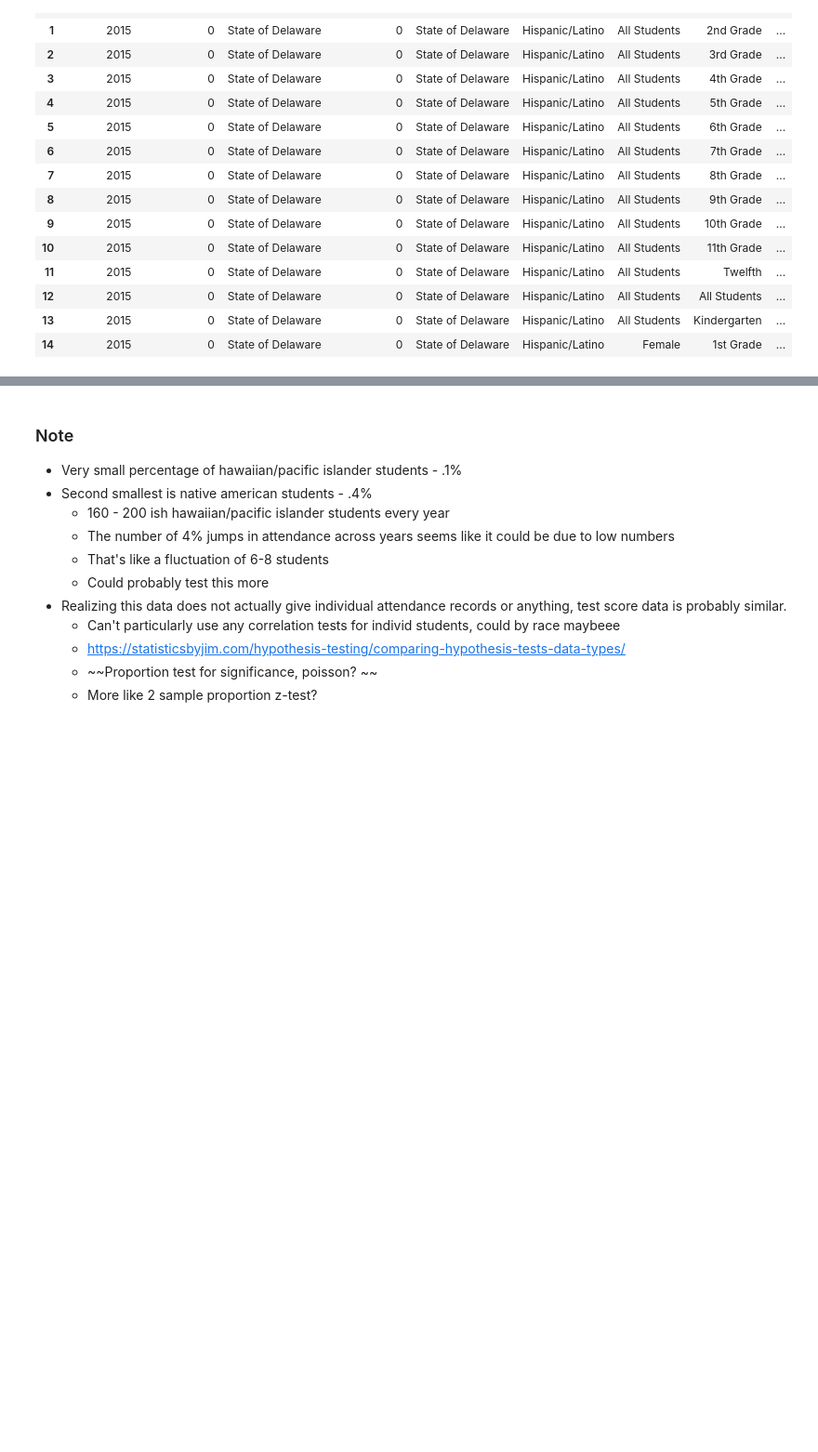
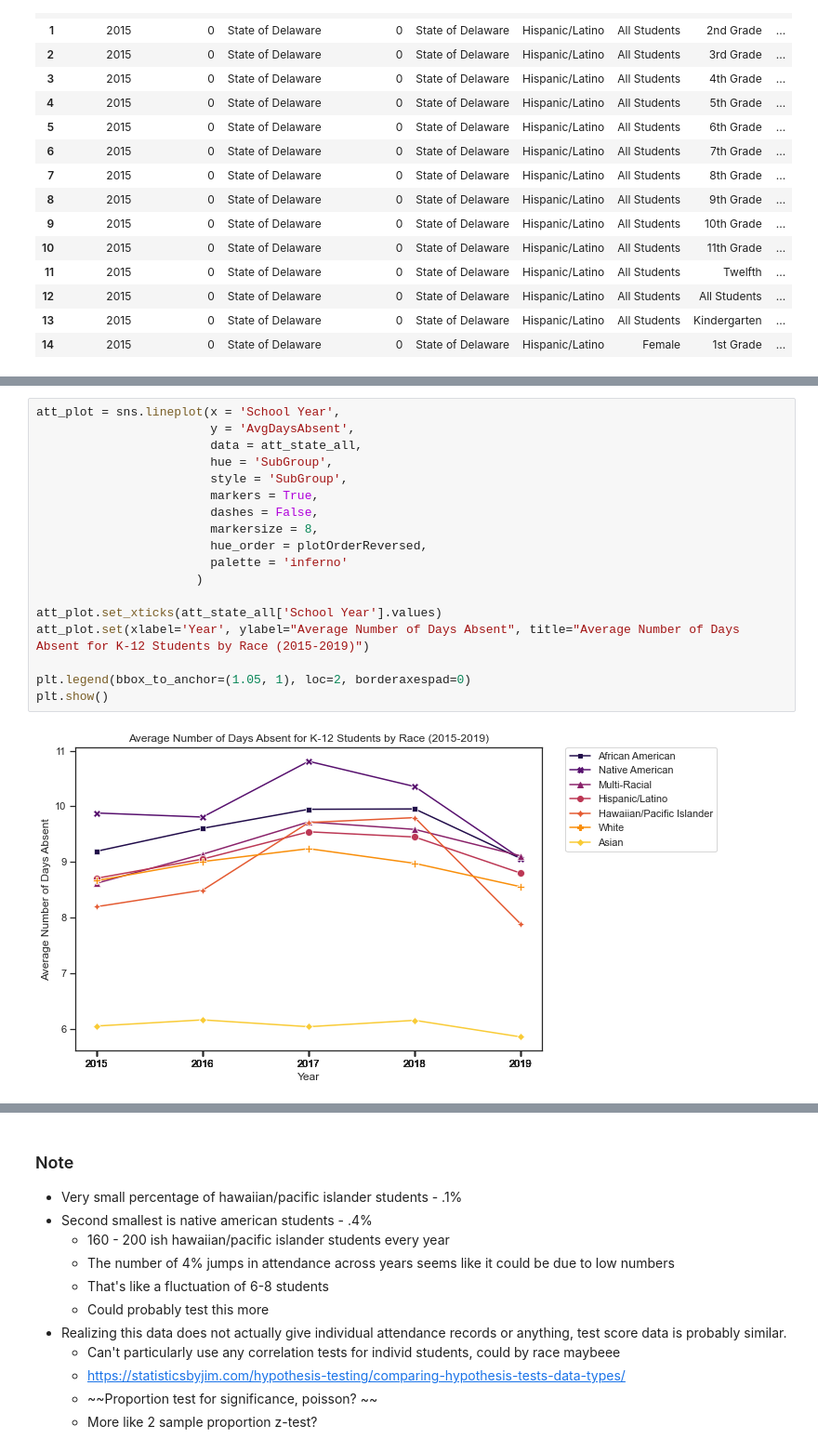
Before and after one commit to annapoliswu/CISC367_Midterm, a Jupyter notebook: messy-student-performance-analysis.ipynb, the cells around one changed output, grey strips where cells are left out. Shown at 93% size. Cells and saved outputs as stored; diff of their text form; blank space fills up the shorter version.

```diff
--- a/messy-student-performance-analysis.ipynb
+++ b/messy-student-performance-analysis.ipynb
@@ -133,3 +134,23 @@ plt.show()
+# %%
+att_plot = sns.lineplot(x = 'School Year',
+                        y = 'AvgDaysAbsent',
+                        data = att_state_all,
+                        hue = 'SubGroup',
+                        style = 'SubGroup',
+                        markers = True,
+                        dashes = False,
+                        markersize = 8,
+                        hue_order = plotOrderReversed,
+                        palette = 'inferno'
+                      )
+
+att_plot.set_xticks(att_state_all['School Year'].values)
+att_plot.set(xlabel='Year', ylabel="Average Number of Days Absent", title="Average Number of Days Absent for K-12 Students by Race (2015-2019)")
+
+plt.legend(bbox_to_anchor=(1.05, 1), loc=2, borderaxespad=0)
+plt.show()
+# %% [output]
+[figure, added]
 # %% [markdown]
 ### Observations
 * Some of the higher chronically absent percentages drop quite a bit from 2018 to 2019
```
Also changed, not shown: parts of 10 cells of this notebook.
